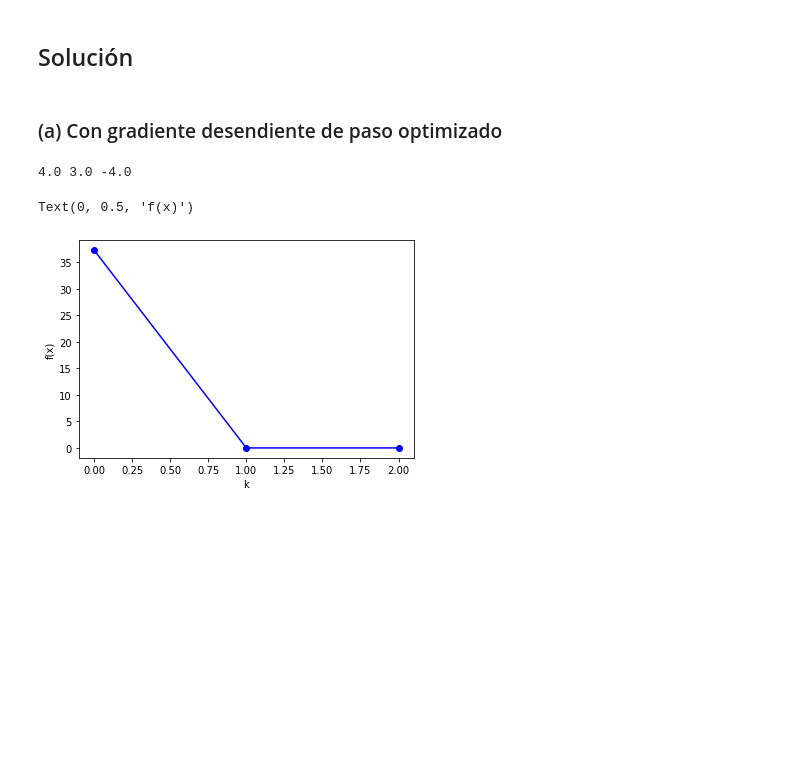
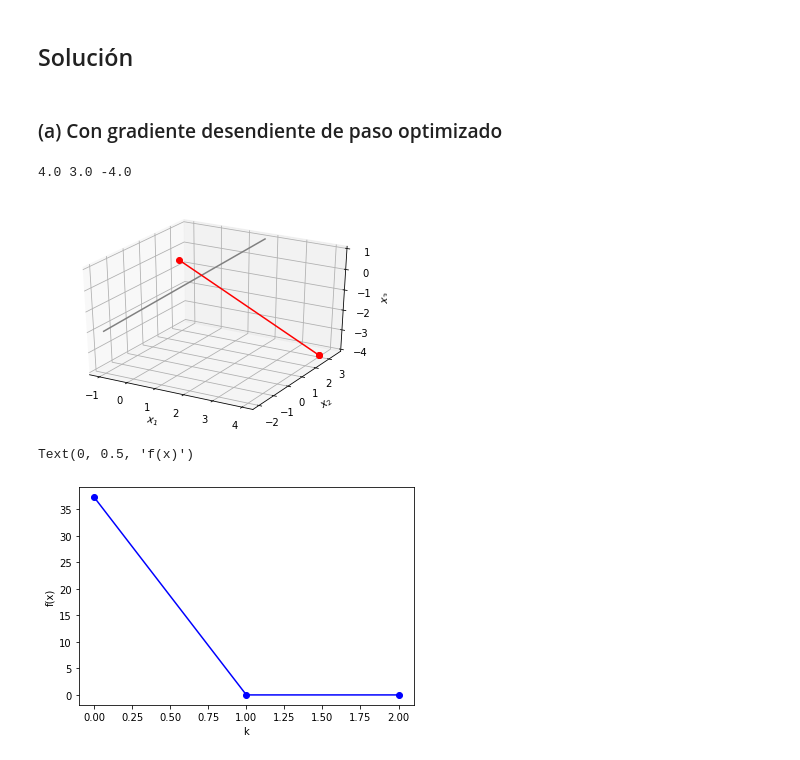
Before and after one commit to lcduquev/Analisis-Numerico, a Jupyter notebook: Steepest_Descent_Method_Problem_4.ipynb, the cells around one changed output. Cells and saved outputs as stored; diff of their text form; code cells hidden in the pictures; blank space fills up the shorter version.

```diff
--- a/Steepest_Descent_Method_Problem_4.ipynb
+++ b/Steepest_Descent_Method_Problem_4.ipynb
@@ -86,22 +88,28 @@ xs1 = res1[0]
 i1 = res1[1]
 # %%
 from mpl_toolkits.mplot3d import axes3d
-#xx = np.linspace(-1, 1.75)
-#yy = np.linspace(-2, 3.5)
-#zz = np.linspace(-2, 1)
-#X, Y, W = np.meshgrid(xx, yy, zz)
+xx = np.linspace(-1, 1.75)
+yy = np.linspace(-2, 3.5)
+zz = np.linspace(-2, 1)
+X, Y, W = np.meshgrid(xx, yy, zz)
 
-"""
 Z = ((X-4)**2)+((Y-3)**2)+((W+4)**2)
 function = f(xs1[0:i1+1,0],xs1[0:i1+1,1],xs1[0:i1+1,2])
-c = plt.contour(X, Y, W, Z, np.flip(function))
-plt.plot(xs1[0:i1+1,0],xs1[0:i1+1,1],xs1[0:i1+1,2],'-ro')
-plt.xlabel('x_1')
-plt.ylabel('x_2')"""
+#c = plt.contour(X, Y, Z, np.flip(function))
+
+ax = plt.axes(projection='3d')
+ax.plot3D(xx, yy, zz, 'gray')
+
+ax.plot3D(xs1[0:i1+1,0],xs1[0:i1+1,1],xs1[0:i1+1,2],'-ro')
+ax.set_xlabel('$x_1$')
+ax.set_ylabel('$x_2$')
+ax.set_zlabel('$x_3$');
+
 print(xs1[i1,0],xs1[i1,1],xs1[i1,2])
 #se alcanza el mínimo en una menor cantidad de operaciones a el de paso fijo
 # %% [output]
 4.0 3.0 -4.0
+[figure, added]
 # %%
 plt.plot(f(xs1[0:i1+1,0],xs1[0:i1+1,1],xs1[0:i1+1,2]),'-bo')
 plt.xlabel('k')
```
Also changed, not shown: parts of 5 cells of this notebook.
